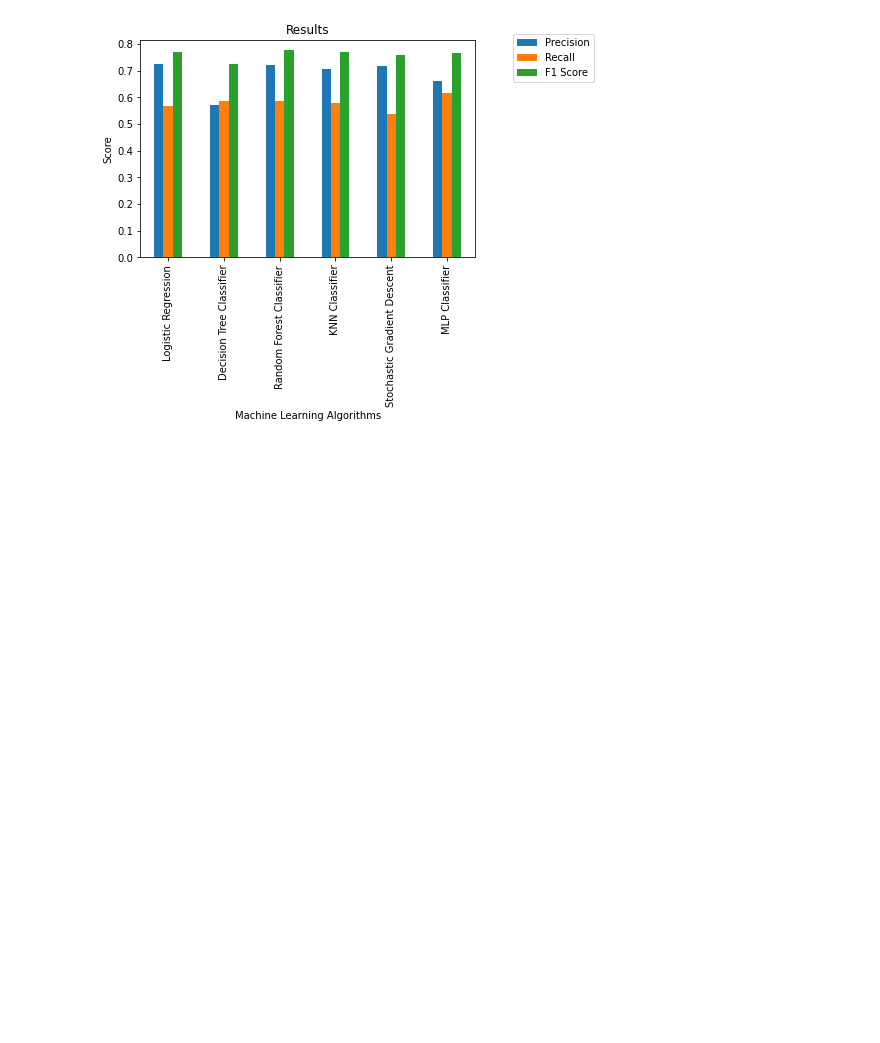
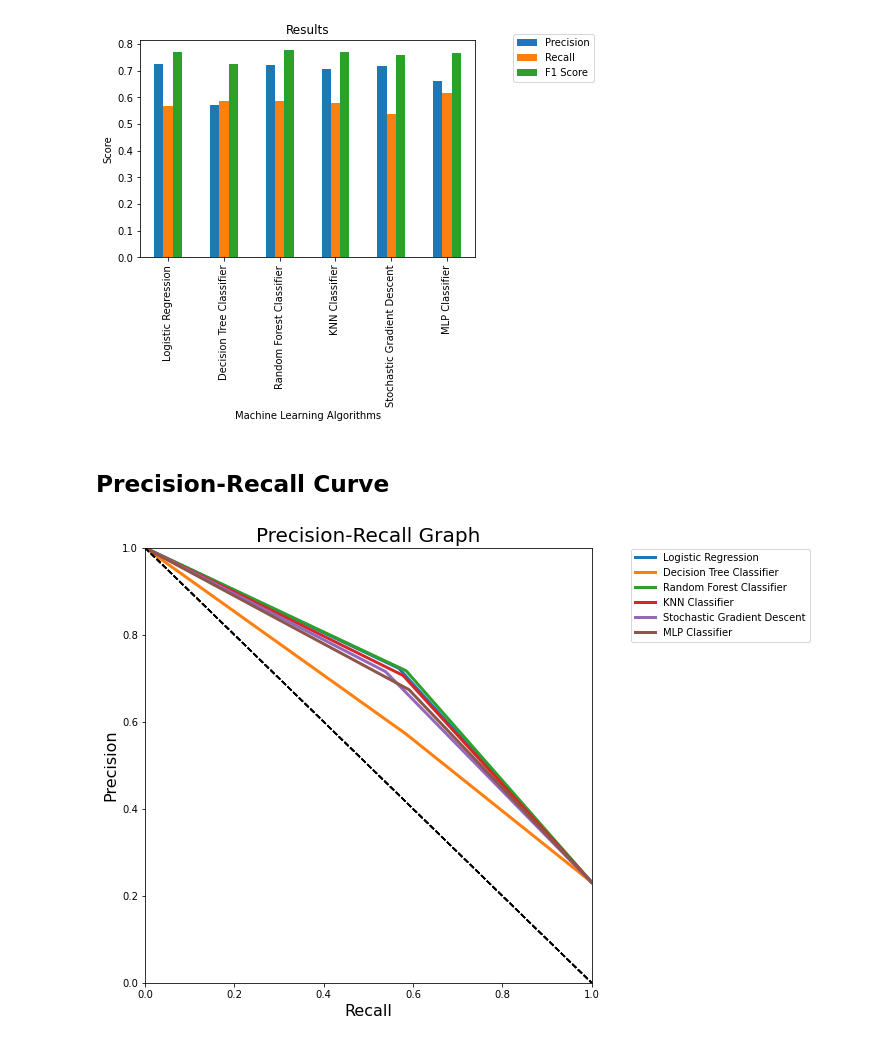
Before and after one commit to JasonnLim/ML-Salary-Prediction, a Jupyter notebook: Remake2.ipynb, the cells around one changed output. Cells and saved outputs as stored; diff of their text form; code cells hidden in the pictures; blank space fills up the shorter version.

Commit message:
Added Model Performance Indicators

```diff
--- a/Remake2.ipynb
+++ b/Remake2.ipynb
@@ -615,7 +607,7 @@ Y shape (27613,) type =  <class 'pandas.core.series.Series'>
 from sklearn.model_selection import train_test_split
 
 #Split dataset into train and test set
-X_train, X_test, y_train, y_test = train_test_split(X, y, test_size=0.2, random_state=10)
+X_train, X_test, y_train, y_test = train_test_split(X, y, test_size=0.2, random_state=10, stratify=y)
 
 print('Original Dataset =', X.shape)
 print('Training Dataset =', X_train.shape)
@@ -1064 +1048,6 @@ def performance_sum():
+# %%
+def plot_precision_vs_recall(model, i, x = X_train_tr, y = y_train):
+    precisions, recalls, thresholds = precision_recall_curve(y, y_pred_arr[clf[i]])
+    ax.plot(recalls, precisions, linewidth=3, label = clf[i])
+    ax.plot(np.linspace(0, 1, 20), np.linspace(1, 0, 20), 'k--')
 # %% [markdown]
@@ -1189,3 +1188,19 @@ overview
 performance_sum()
 # %% [output]
 [figure]
+# %% [markdown]
+## Precision-Recall Curve
+# %%
+fig, ax = plt.subplots(figsize=(8,8))
+
+for i in range(6):
+    plot_precision_vs_recall(y_pred_arr[clf[i]], i)
+
+ax.axis([0, 1, 0, 1])
+ax.legend(bbox_to_anchor=(1.5, 1.01))
+plt.xlabel("Recall", fontsize=16)
+plt.ylabel("Precision", fontsize=16)
+plt.title ('Precision-Recall Graph', fontsize = 20)
+plt.show()
+# %% [output]
+[figure, added]
```
Also changed, not shown: parts of 19 cells of this notebook, 1 other file.
